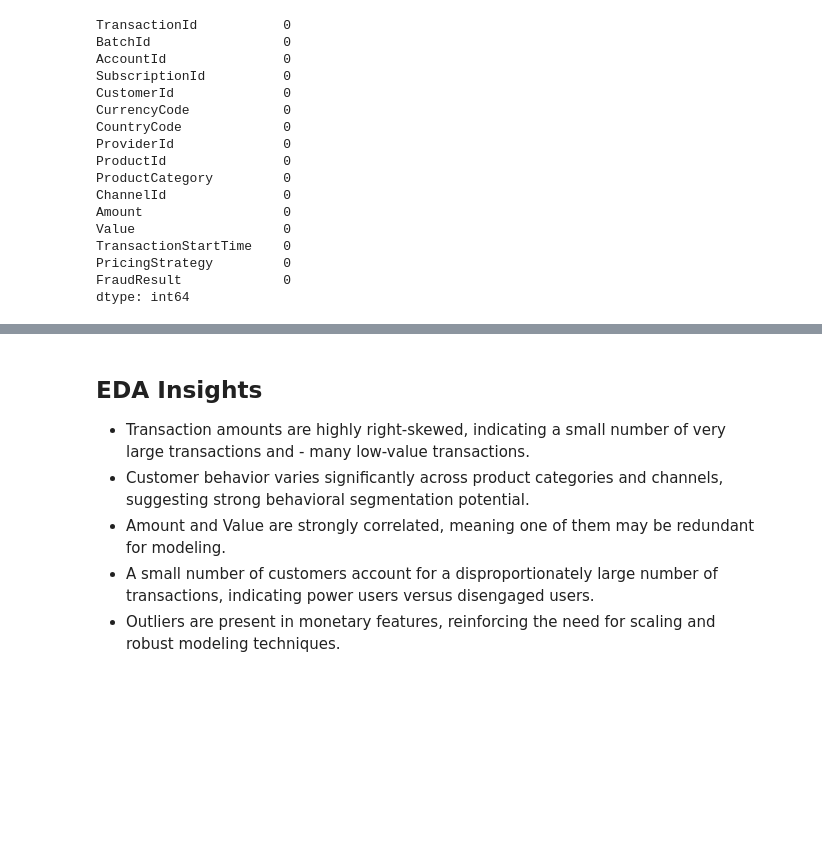
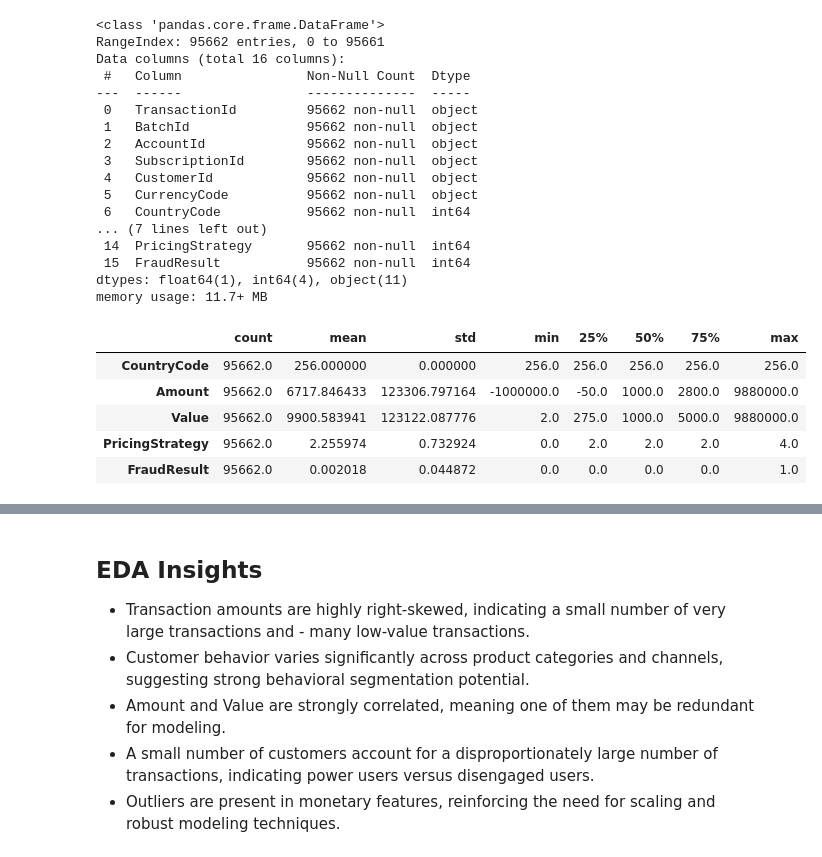
Before and after one commit to ruth610/credit-risk-model, a Jupyter notebook: notebooks/eda.ipynb, the cells around one changed output, grey strips where cells are left out. Cells and saved outputs as stored; diff of their text form; code cells hidden in the pictures; blank space fills up the shorter version.

```diff
--- a/notebooks/eda.ipynb
+++ b/notebooks/eda.ipynb
@@ -31,24 +27,30 @@ memory usage: 11.7+ MB
 | 3 | TransactionId_380 | BatchId_102363 | AccountId_648 | SubscriptionId_2185 | CustomerId_988 | UGX | 256 | ProviderId_1 | ... |
 | 4 | TransactionId_28195 | BatchId_38780 | AccountId_4841 | SubscriptionId_3829 | CustomerId_988 | UGX | 256 | ProviderId_4 | ... |
 # %%
-df.describe()
-df[['Amount', 'Value', 'FraudResult']].corr()
-df.isna().sum()
+df.shape
+df.info()
+df.describe().T
 # %% [output]
-TransactionId           0
-BatchId                 0
-AccountId               0
-SubscriptionId          0
-CustomerId              0
-CurrencyCode            0
-CountryCode             0
-ProviderId              0
-ProductId               0
-ProductCategory         0
-ChannelId               0
-Amount                  0
-Value                   0
-TransactionStartTime    0
-PricingStrategy         0
-FraudResult             0
-dtype: int64
+<class 'pandas.core.frame.DataFrame'>
+RangeIndex: 95662 entries, 0 to 95661
+Data columns (total 16 columns):
+ #   Column                Non-Null Count  Dtype
+---  ------                --------------  -----
+ 0   TransactionId         95662 non-null  object
+ 1   BatchId               95662 non-null  object
+ 2   AccountId             95662 non-null  object
+ 3   SubscriptionId        95662 non-null  object
+ 4   CustomerId            95662 non-null  object
+ 5   CurrencyCode          95662 non-null  object
+ 6   CountryCode           95662 non-null  int64
+... (7 lines left out)
+ 14  PricingStrategy       95662 non-null  int64
+ 15  FraudResult           95662 non-null  int64
+dtypes: float64(1), int64(4), object(11)
+memory usage: 11.7+ MB
+|  | count | mean | std | min | 25% | 50% | 75% | max |
+| CountryCode | 95662.0 | 256.000000 | 0.000000 | 256.0 | 256.0 | 256.0 | 256.0 | 256.0 |
+| Amount | 95662.0 | 6717.846433 | 123306.797164 | -1000000.0 | -50.0 | 1000.0 | 2800.0 | 9880000.0 |
+| Value | 95662.0 | 9900.583941 | 123122.087776 | 2.0 | 275.0 | 1000.0 | 5000.0 | 9880000.0 |
+| PricingStrategy | 95662.0 | 2.255974 | 0.732924 | 0.0 | 2.0 | 2.0 | 2.0 | 4.0 |
+| FraudResult | 95662.0 | 0.002018 | 0.044872 | 0.0 | 0.0 | 0.0 | 0.0 | 1.0 |
```
Also changed, not shown: parts of 7 cells of this notebook.
